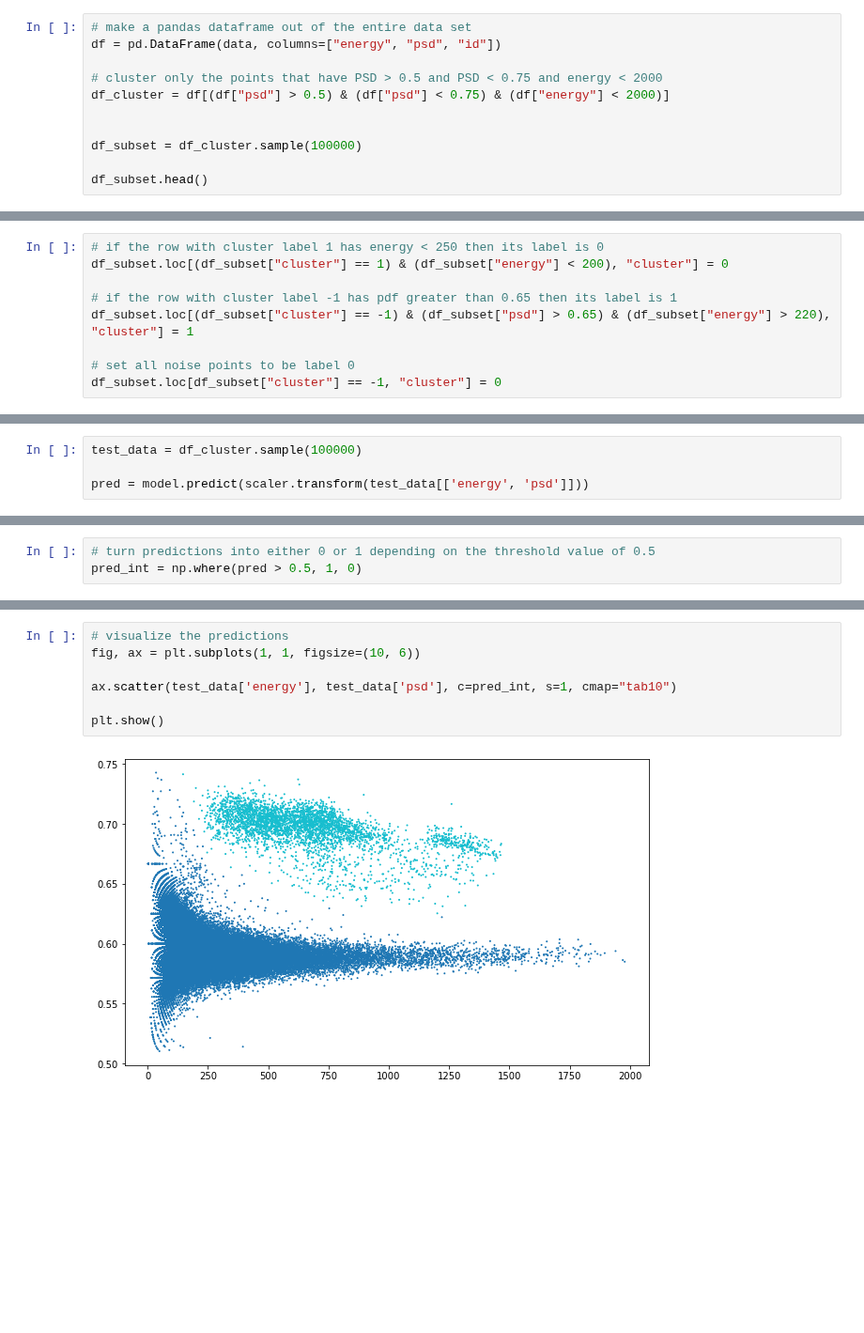
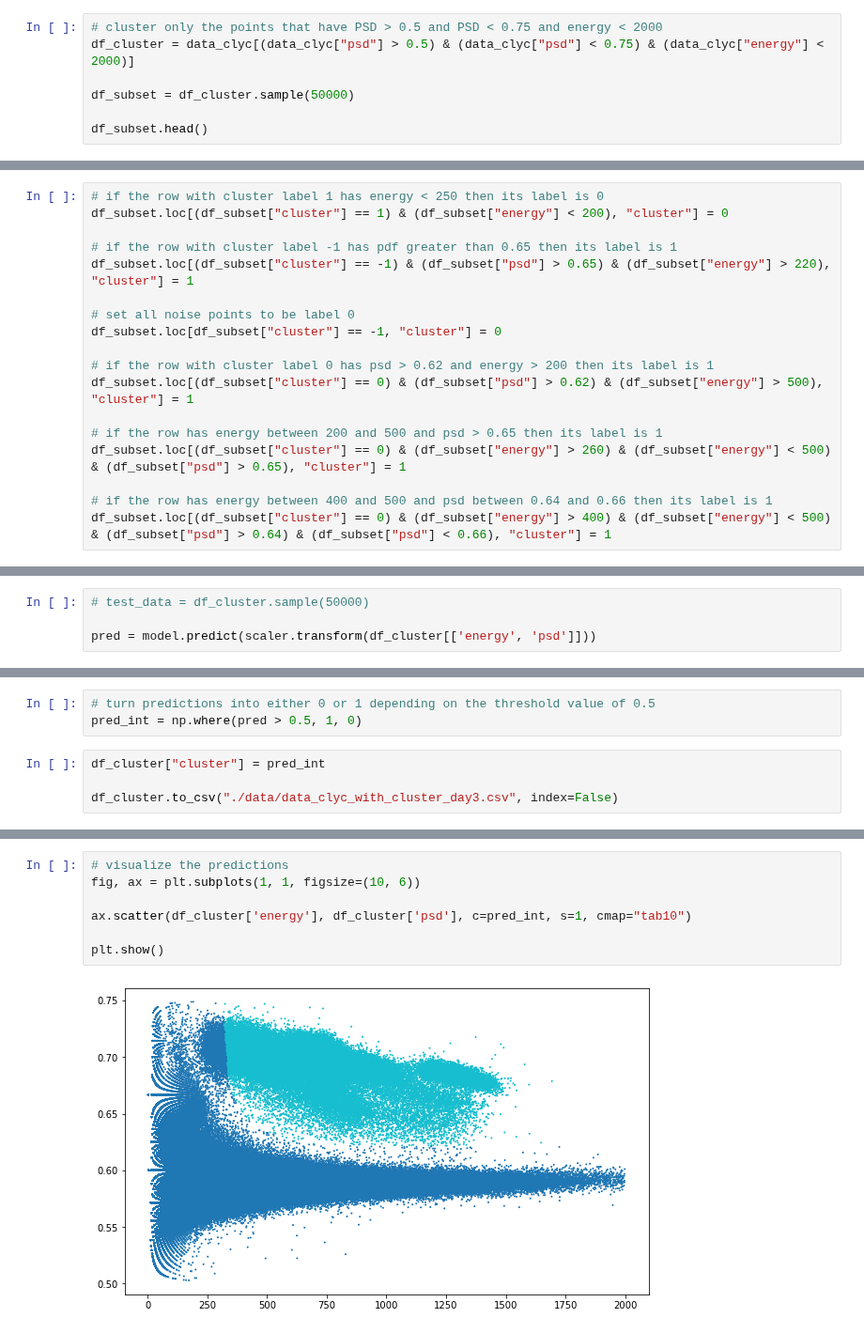
Before and after one commit to niklai99/advanced-laboratory, a Jupyter notebook: beam-analysis/particle-identification.ipynb, the cells around one changed output, grey strips where cells are left out. Shown at 94% size. Cells and saved outputs as stored; diff of their text form; blank space fills up the shorter version.

Commit message:
analyzed day3 data + extra stuff

```diff
--- a/beam-analysis/particle-identification.ipynb
+++ b/beam-analysis/particle-identification.ipynb
@@ -221,12 +226,8 @@ subsets = [
 # %%
-# make a pandas dataframe out of the entire data set
-df = pd.DataFrame(data, columns=["energy", "psd", "id"])
+# cluster only the points that have PSD > 0.5 and PSD < 0.75 and energy < 2000
+df_cluster = data_clyc[(data_clyc["psd"] > 0.5) & (data_clyc["psd"] < 0.75) & (data_clyc["energy"] < 2000)]
 
-# cluster only the points that have PSD > 0.5 and PSD < 0.75 and energy < 2000
-df_cluster = df[(df["psd"] > 0.5) & (df["psd"] < 0.75) & (df["energy"] < 2000)]
-
-
-df_subset = df_cluster.sample(100000)
+df_subset = df_cluster.sample(50000)
 
 df_subset.head()
 # %% [output]
@@ -420,3 +398,12 @@ df_subset.loc[(df_subset["cluster"] == -1) & (df_subset["psd"] > 0.65) & (df_sub
 
 # set all noise points to be label 0
 df_subset.loc[df_subset["cluster"] == -1, "cluster"] = 0
+
+# if the row with cluster label 0 has psd > 0.62 and energy > 200 then its label is 1
+df_subset.loc[(df_subset["cluster"] == 0) & (df_subset["psd"] > 0.62) & (df_subset["energy"] > 500), "cluster"] = 1
+
+# if the row has energy between 200 and 500 and psd > 0.65 then its label is 1
+df_subset.loc[(df_subset["cluster"] == 0) & (df_subset["energy"] > 260) & (df_subset["energy"] < 500) & (df_subset["psd"] > 0.65), "cluster"] = 1
+
+# if the row has energy between 400 and 500 and psd between 0.64 and 0.66 then its label is 1
+df_subset.loc[(df_subset["cluster"] == 0) & (df_subset["energy"] > 400) & (df_subset["energy"] < 500) & (df_subset["psd"] > 0.64) & (df_subset["psd"] < 0.66), "cluster"] = 1
@@ -505,5 +488,5 @@ Epoch 10/10
 <keras.callbacks.History at 0x...>
 # %%
-test_data = df_cluster.sample(100000)
+# test_data = df_cluster.sample(50000)
 
-pred = model.predict(scaler.transform(test_data[['energy', 'psd']]))
+pred = model.predict(scaler.transform(df_cluster[['energy', 'psd']]))
@@ -514,3 +493,7 @@ ValueError: Image size of 615x188887 pixels is too large. It must be less than 2
 # %%
 # turn predictions into either 0 or 1 depending on the threshold value of 0.5
 pred_int = np.where(pred > 0.5, 1, 0)
+# %%
+df_cluster["cluster"] = pred_int
+
+df_cluster.to_csv("./data/data_clyc_with_cluster_day3.csv", index=False)
@@ -517,9 +506,9 @@ pred_int = np.where(pred > 0.5, 1, 0)
 # %%
 # visualize the predictions
 fig, ax = plt.subplots(1, 1, figsize=(10, 6))
 
-ax.scatter(test_data['energy'], test_data['psd'], c=pred_int, s=1, cmap="tab10")
+ax.scatter(df_cluster['energy'], df_cluster['psd'], c=pred_int, s=1, cmap="tab10")
 
 plt.show()
 # %% [output]
-[figure, old version]
+[figure, new version]
```
Also changed, not shown: parts of 20 cells of this notebook, 9 other files.
